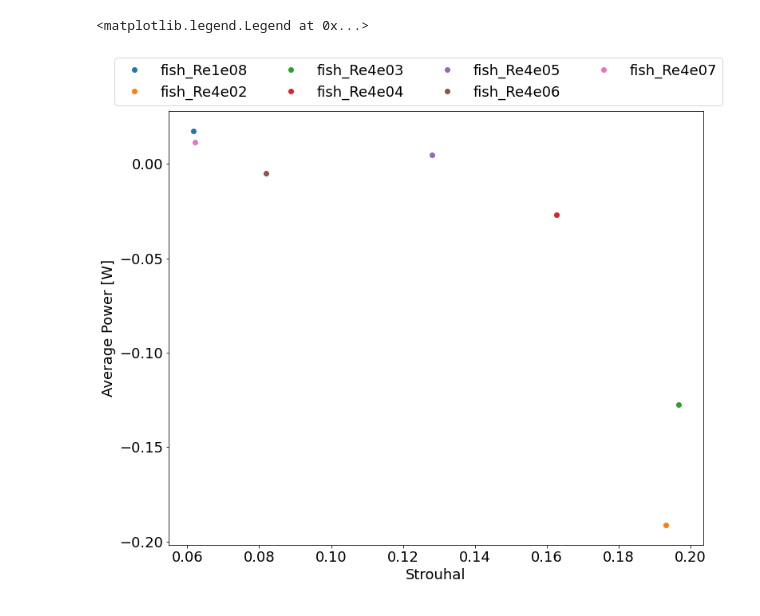
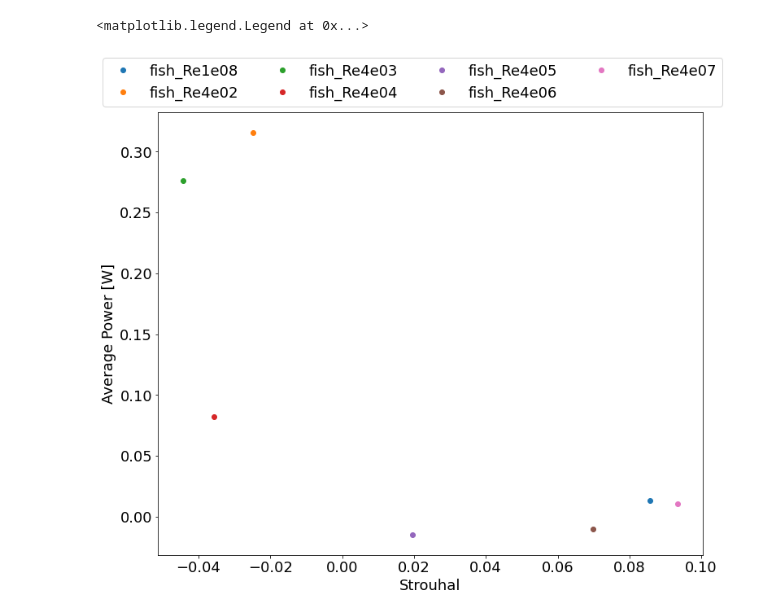
Before and after one commit to michaelcoe/Ika-Flow, a Jupyter notebook: OpenFOAM/postProcessing/plot_multipleCases_fish.ipynb, the cells around one changed output. Cells and saved outputs as stored; diff of their text form; code cells hidden in the pictures.

```diff
--- a/OpenFOAM/postProcessing/plot_multipleCases_fish.ipynb
+++ b/OpenFOAM/postProcessing/plot_multipleCases_fish.ipynb
@@ -214,16 +224,18 @@ average_power_fit = {}
 average_force_fit = {}
 zero_strouhal = {}
 
-for case in forceBin_caseDict:
+for case in force_caseDict:
     average_power_fit[case] = {}
     average_force_fit[case] = {}
 
-    case_power_fit, case_power_r_squared = fit_data(st, np.array(average_power_dict[case]['combined']))
-    average_power_fit[case]['fit'] = case_power_fit
-    average_power_fit[case]['r-squared'] = case_power_r_squared
+    if forceBin_flag == 1:
+        case_power_fit = fit_data_poly(st, np.array(average_power_dict[case]['combined']), 2)
+        average_power_fit[case]['fit'] = case_power_fit
+        average_power_fit[case]['roots'] = case_power_fit.r
 
-    case_force_fit, case_force_r_squared = fit_data(np.array(average_force_dict[case]), st)
-    average_force_fit[case]['fit'] = case_force_fit
-    average_force_fit[case]['r-squared'] = case_force_r_squared
+    if force_flag == 1:
+        case_force_fit = fit_data_poly(st, average_force_dict[case], 2)
+        average_force_fit[case]['fit']= case_force_fit
+        average_force_fit[case]['roots'] = case_force_fit.r
 
-    zero_strouhal[case] = power_law(0, *case_force_fit)
+    zero_strouhal[case] = average_force_fit[case]['fit'](0)
@@ -230,14 +264,15 @@ for case in forceBin_caseDict:
 # %%
-fig2, (ax1, ax2) = plt.subplots(1, 2, figsize=(20,10))
-for case in average_power_dict:
-    ax1.plot(st, average_force_dict[case], 'o--', label = case)
-    ax2.plot(st, power_law(st, *average_force_fit[case]['fit']), label = case)
+fig3, (ax1, ax2) = plt.subplots(1, 2, figsize=(22,10))
+for case in average_force_dict:
+    ax1.plot(st, average_power_dict[case]['combined'], 'o--', label = case)
+    ax2.plot(st, average_power_fit[case]['fit'](st), label = case + ' fit')
+
 
 ax1.set_xlabel('Strouhal')
 ax2.set_xlabel('Strouhal')
-ax1.set_ylabel('Average Force [N]')
-ax1.legend(ncol=3, bbox_to_anchor=(1.05, 1.2))
-ax2.legend(ncol=3, bbox_to_anchor=(1.05, 1.2))
+ax1.set_ylabel('Average Power [W]')
+ax1.legend(ncol=3, bbox_to_anchor=(1.02, 1.18))
+ax2.legend(ncol=3, bbox_to_anchor=(1.05, 1.18))
 #fig2.savefig(Path(figure_location).joinpath('AvgPower_St.png'))
 # %% [output]
 <matplotlib.legend.Legend at 0x...>
@@ -245,15 +314,15 @@ ax2.legend(ncol=3, bbox_to_anchor=(1.05, 1.2))
 # %%
-fig3, ax3 = plt.subplots(figsize=(12,10))
+fig4, ax4 = plt.subplots(figsize=(12,10))
 for case in average_power_dict:
-    ax3.plot(zero_strouhal[case], power_law(zero_strouhal[case], *average_power_fit[case]['fit']), 'o', label = case)
+    ax4.plot(zero_strouhal[case], average_power_fit[case]['fit'](zero_strouhal[case]), 'o', label = case)
 
-ax3.set_xlabel('Strouhal')
-ax3.set_ylabel('Average Power [W]')
-ax3.legend(ncol=4, bbox_to_anchor=(1.05, 1.14))
-#fig3.savefig(Path(figure_location).joinpath('AvgPower_St.png'))
+ax4.set_xlabel('Strouhal')
+ax4.set_ylabel('Average Power [W]')
+ax4.legend(ncol=4, bbox_to_anchor=(1.05, 1.14))
+#fig4.savefig(Path(figure_location).joinpath('AvgPower_St.png'))
 # %% [output]
 <matplotlib.legend.Legend at 0x...>
-[figure, old version]
+[figure, new version]
 # %%
 fig4, ax4 = plt.subplots(figsize=(12,10))
 for i, case in enumerate(forceBin_caseDict):
```
Also changed, not shown: parts of 16 cells of this notebook, 4 other files.
